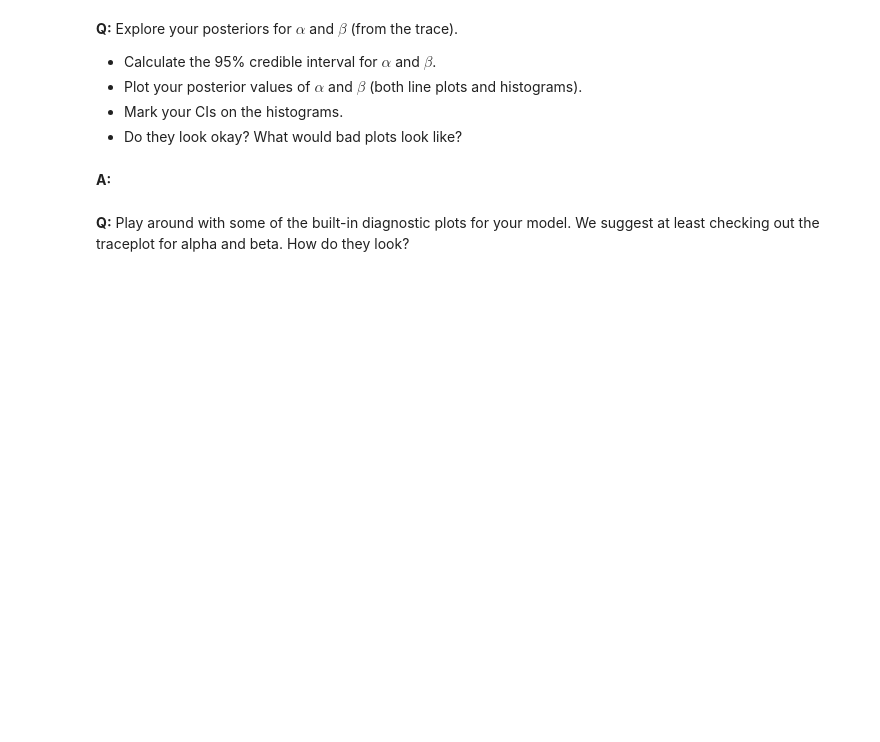
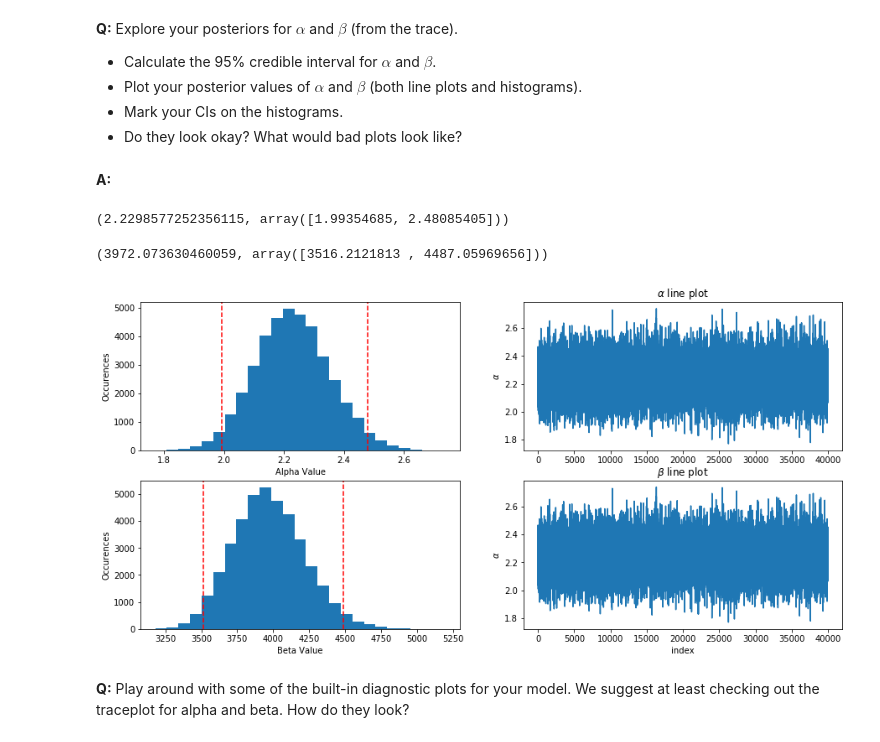
Before and after one commit to arclightspanner/Data_Science_Bootcamp_2019, a Jupyter notebook: Bayesian_stats_Q6.28/inferential_statistics_3-Q.ipynb, the cells around one changed output. Saved outputs shown, nothing was run; the diff lists cells and outputs as text; code cells hidden in the pictures; blank space fills up the shorter version.

```diff
--- a/Bayesian_stats_Q6.28/inferential_statistics_3-Q.ipynb
+++ b/Bayesian_stats_Q6.28/inferential_statistics_3-Q.ipynb
@@ -109,6 +126,54 @@ __Q:__ Explore your posteriors for $\alpha$ and $\beta$ (from the trace).
 * Do they look okay? What would bad plots look like?
 # %% [markdown]
 __A:__
+# %%
+# obtain first half of the data and extract parameters
+first_half = draws[5000:]
+alpha = draws['alpha_']
+rate = draws['rate_']
+beta = 1/rate
+# %%
+# calculate the mean of alpha and its confidence interval
+mean_alpha = np.mean(alpha)
+alpha_percentile = np.percentile(alpha, [2.5, 97.5])
+mean_alpha, alpha_percentile
+# %% [output]
+(2.2298577252356115, array([1.99354685, 2.48085405]))
+# %%
+# calculate the mean of beta and its confidence interval
+mean_beta = np.mean(beta)
+beta_percentile = np.percentile(beta, [2.5, 97.5])
+mean_beta, beta_percentile
+# %% [output]
+(3972.073630460059, array([3516.2121813 , 4487.05969656]))
+# %%
+plt.figure(figsize=(15, 15))
+plt.subplot(4, 2, 1)
+_ = plt.hist(alpha,25)
+_ = plt.axvline(alpha_percentile[0], linestyle='--', color='red')
+_ = plt.axvline(alpha_percentile[1], linestyle='--', color='red')
+_ = plt.xlabel('Alpha Value')
+_ = plt.ylabel('Occurences')
+
+plt.subplot(4, 2, 2)
+_ = plt.plot(alpha_samples)
+_ = plt.title(r'$\alpha$ line plot')
+_ = plt.ylabel(r'$\alpha$')
+
+plt.subplot(4, 2, 3)
+_ = plt.hist(beta,25)
+_ = plt.axvline(beta_percentile[0], linestyle='--', color='red')
+_ = plt.axvline(beta_percentile[1], linestyle='--', color='red')
+_ = plt.xlabel('Beta Value')
+_ = plt.ylabel('Occurences')
+
+plt.subplot(4, 2, 4)
+_ = plt.plot(alpha_samples)
+_ = plt.title(r'$\beta$ line plot')
+_ = plt.xlabel('index')
+_ = plt.ylabel(r'$\alpha$')
+# %% [output]
+[figure, added]
 # %% [markdown]
 __Q:__ Play around with some of the built-in diagnostic plots for your model. We suggest at least checking out the traceplot for alpha and beta. How do they look?
 # %% [markdown]
```
Also changed, not shown: parts of 10 cells of this notebook.
